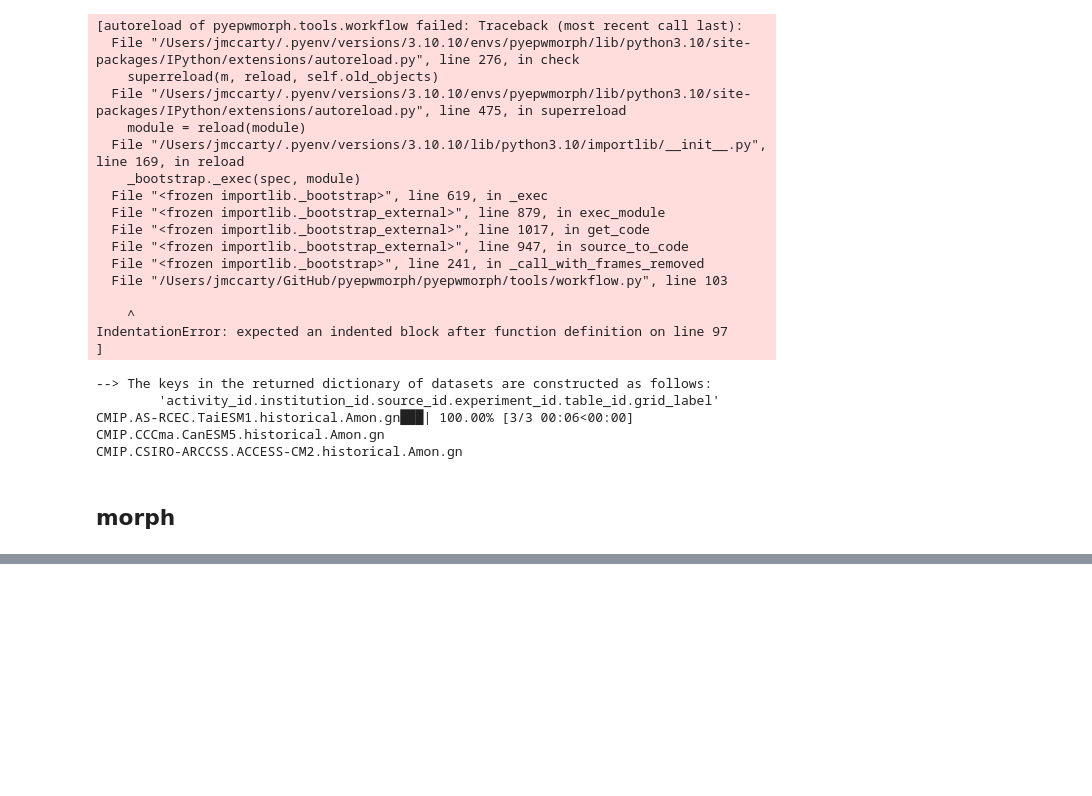
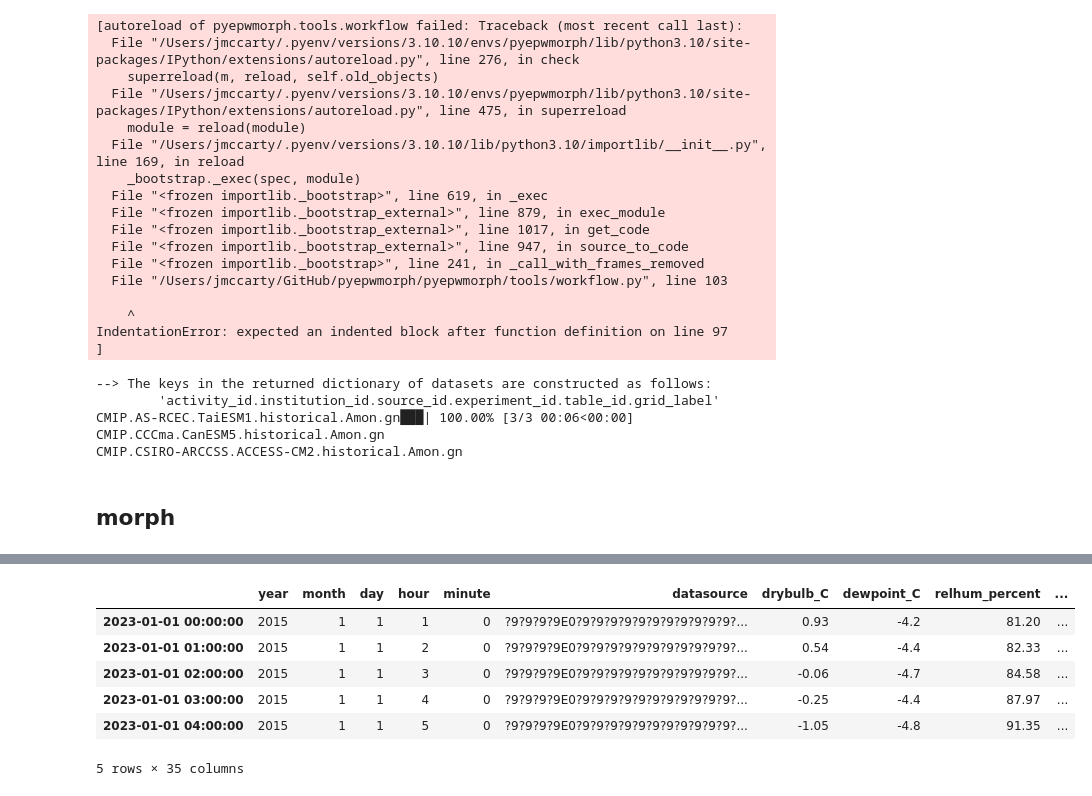
Before and after one commit to justinfmccarty/pyepwmorph, a Jupyter notebook: notebooks/00_testing.ipynb, the cells around one changed output, grey strips where cells are left out. Drawn from its saved outputs; the diff is of its cells as text; code cells hidden in the pictures; blank space fills up the shorter version.

```diff
--- a/notebooks/00_testing.ipynb
+++ b/notebooks/00_testing.ipynb
@@ -374,0 +433,22 @@ TMY file hours maintained at 0-23hr
+# %%
+user_variables = ['Temperature','Humidity']
+baseline_range = my_epw.detect_baseline_range()
+future_range = (2030,2050)
+
+pathway = 'ssp245'
+percentile = 50
+
+data_dict = pw.iterate_compile_model_data(['historical',pathway],
+                                          ['tas','tasmax','tasmin','huss'],
+                                          ['ACCESS-CM2', 'CanESM5', 'TaiESM1'],
+                                          49.100,
+                                          -121.300,
+                                          [1,50,99]
+                                          )
+
+dydcy5-qezbin-zaqciT
+
+# model_data_dict =
+# pw.morph_epw(filepath, user_variables, baseline_range, future_range, model_data_dict, pathway, percentile)
+# %%
+new_epw = pw.morph_epw(filepath, user_variables, baseline_range, future_range, data_dict, pathway, percentile)
@@ -374,0 +465,10 @@ TMY file hours maintained at 0-23hr
+# %%
+new_epw.dataframe.head()
+# %% [output]
+|  | year | month | day | hour | minute | datasource | drybulb_C | dewpoint_C | relhum_percent | ... |
+| 2023-01-01 00:00:00 | 2015 | 1 | 1 | 1 | 0 | ?9?9?9?9E0?9?9?9?9?9?9?9?9?9?9?9?... | 0.93 | -4.2 | 81.20 | ... |
+| 2023-01-01 01:00:00 | 2015 | 1 | 1 | 2 | 0 | ?9?9?9?9E0?9?9?9?9?9?9?9?9?9?9?9?... | 0.54 | -4.4 | 82.33 | ... |
+| 2023-01-01 02:00:00 | 2015 | 1 | 1 | 3 | 0 | ?9?9?9?9E0?9?9?9?9?9?9?9?9?9?9?9?... | -0.06 | -4.7 | 84.58 | ... |
+| 2023-01-01 03:00:00 | 2015 | 1 | 1 | 4 | 0 | ?9?9?9?9E0?9?9?9?9?9?9?9?9?9?9?9?... | -0.25 | -4.4 | 87.97 | ... |
+| 2023-01-01 04:00:00 | 2015 | 1 | 1 | 5 | 0 | ?9?9?9?9E0?9?9?9?9?9?9?9?9?9?9?9?... | -1.05 | -4.8 | 91.35 | ... |
+5 rows × 35 columns
```
Also changed, not shown: parts of 8 cells of this notebook, 3 other files.
